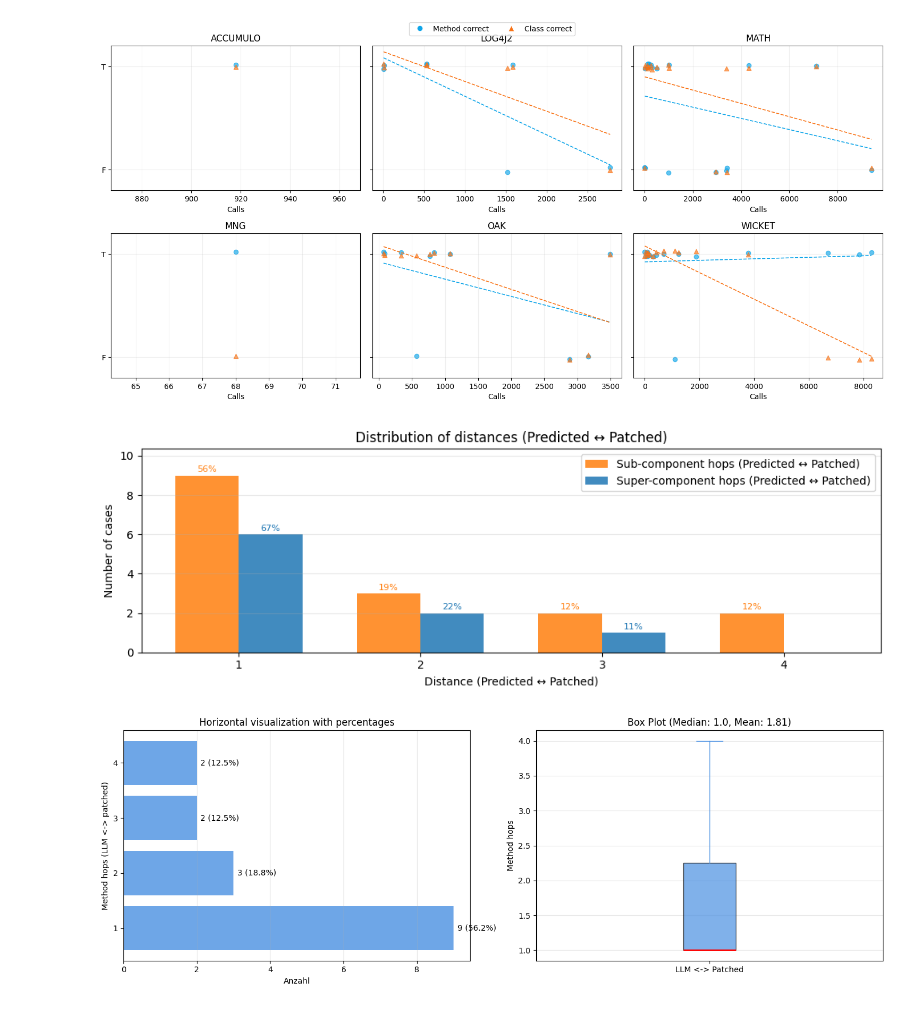
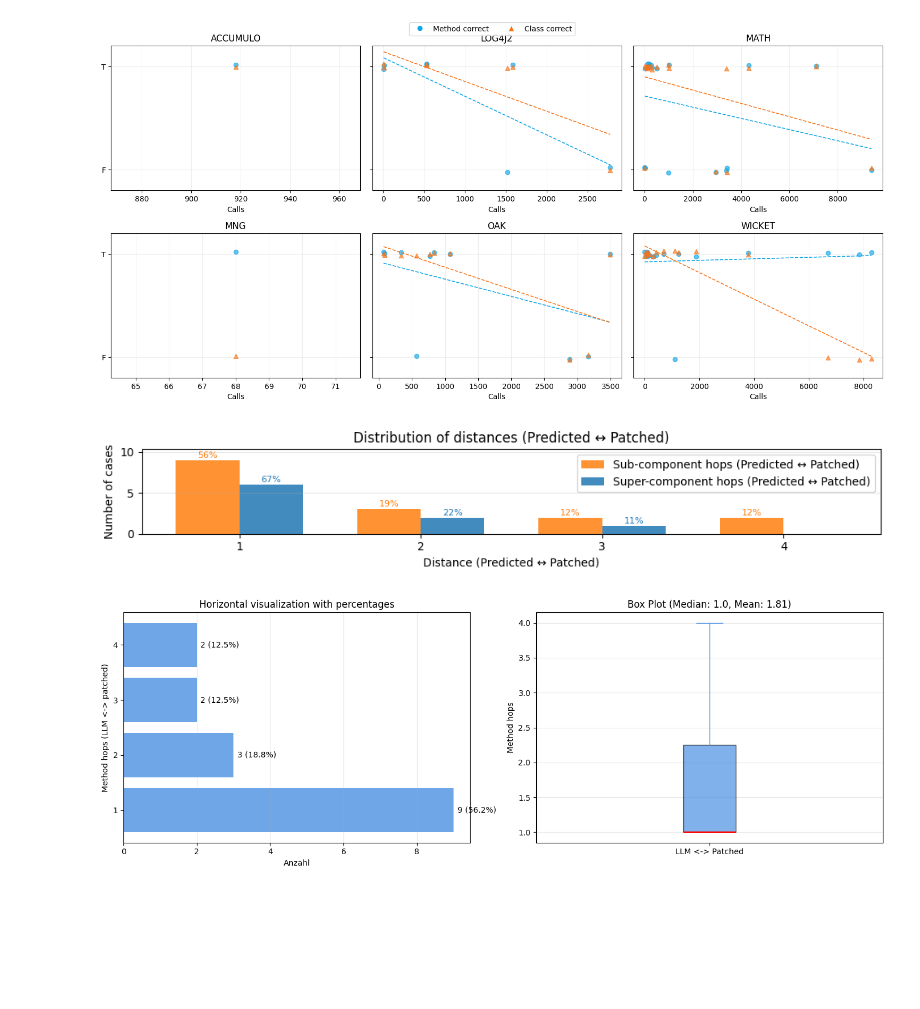
Before and after one commit to WSE-research/Towards-Functional-Fault-Localization-in-Large-Scale-Distributed-Web-Systems-via-LLMs, a Jupyter notebook: evaluation/evaluation.ipynb, the cells around one changed output. Cells and saved outputs as stored; diff of their text form; code cells hidden in the pictures; blank space fills up the shorter version.

```diff
--- a/evaluation/evaluation.ipynb
+++ b/evaluation/evaluation.ipynb
@@ -30,12 +30,8 @@ Requirement already satisfied: numpy<2.7,>=1.26.4 in /home/dschiese/.local/lib/p
 # Read file data/experiments.xlsx
 import pandas as pd
 
-SHEET_ID = "1WYs9NuY2V4mdaYyD1a7c9ffCQEq67qFwK_9aUvGfUnk" # Use experiments.xlsx instead.
+PATH = "../data/experiments.xlsx"
 
-
-# Online connect to google spreadsheet
-url = f"https://docs.google.com/spreadsheets/d/{SHEET_ID}/export?format=csv"
-
-df_header = pd.read_csv(url, nrows=200, header=1)
-df_no_header = pd.read_csv(url, header=None, skiprows=200)
+df_header = pd.read_excel(PATH, nrows=200, header=1)
+df_no_header = pd.read_excel(PATH, header=None, skiprows=200)
 # %% [markdown]
@@ -511,38 +488,38 @@ class_total = sum(class_vals)
 x = np.arange(len(all_indices))
 width = 0.35
 
-fig, ax = plt.subplots(figsize=(10, 3.5))
+fig, ax = plt.subplots(figsize=(10, 2.0))
 bars_method = ax.bar(x - width/2, method_vals, width, color="#ff7f0e", alpha=0.85, label="Sub-component hops (Predicted ↔ Patched)")
 bars_class  = ax.bar(x + width/2, class_vals,  width, color="#1f77b4", alpha=0.85, label="Super-component hops (Predicted ↔ Patched)")
 
 # Add percentage labels on top of each bar
 for bar, val in zip(bars_method, method_vals):
     if val > 0:
         pct = val / method_total * 100
         ax.text(bar.get_x() + bar.get_width() / 2, bar.get_height() + 0.1,
                 f'{pct:.0f}%', ha='center', va='bottom', fontsize=8, color="#ff7f0e")
 
 for bar, val in zip(bars_class, class_vals):
     if val > 0:
         pct = val / class_total * 100
         ax.text(bar.get_x() + bar.get_width() / 2, bar.get_height() + 0.1,
                 f'{pct:.0f}%', ha='center', va='bottom', fontsize=8, color="#1f77b4")
 
 ax.set_xlabel("Distance (Predicted ↔ Patched)")
 ax.set_ylabel("Number of cases")
 ax.set_title("Distribution of distances (Predicted ↔ Patched)")
 ax.set_xticks(x)
 ax.set_xticklabels(all_indices)
 ax.legend()
 ax.grid(axis='y', alpha=0.3)
 ax.margins(y=0.15)
 plt.tight_layout()
 plt.show()
 
 # Keep hops_counts for downstream cells
 hops_counts = method_counts
 # %% [output]
-[figure, old version]
+[figure, new version]
 # %%
 # Alternative visualization of the LLM-Patched distance
 
```
Also changed, not shown: parts of 13 cells of this notebook.
